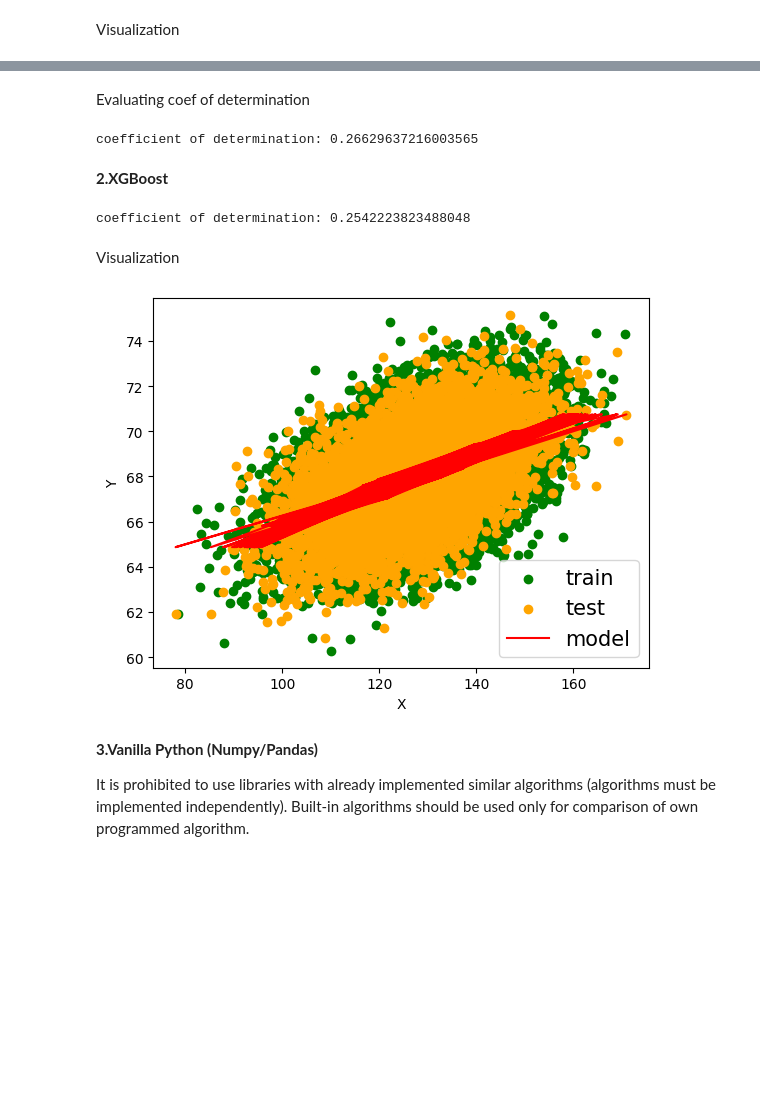
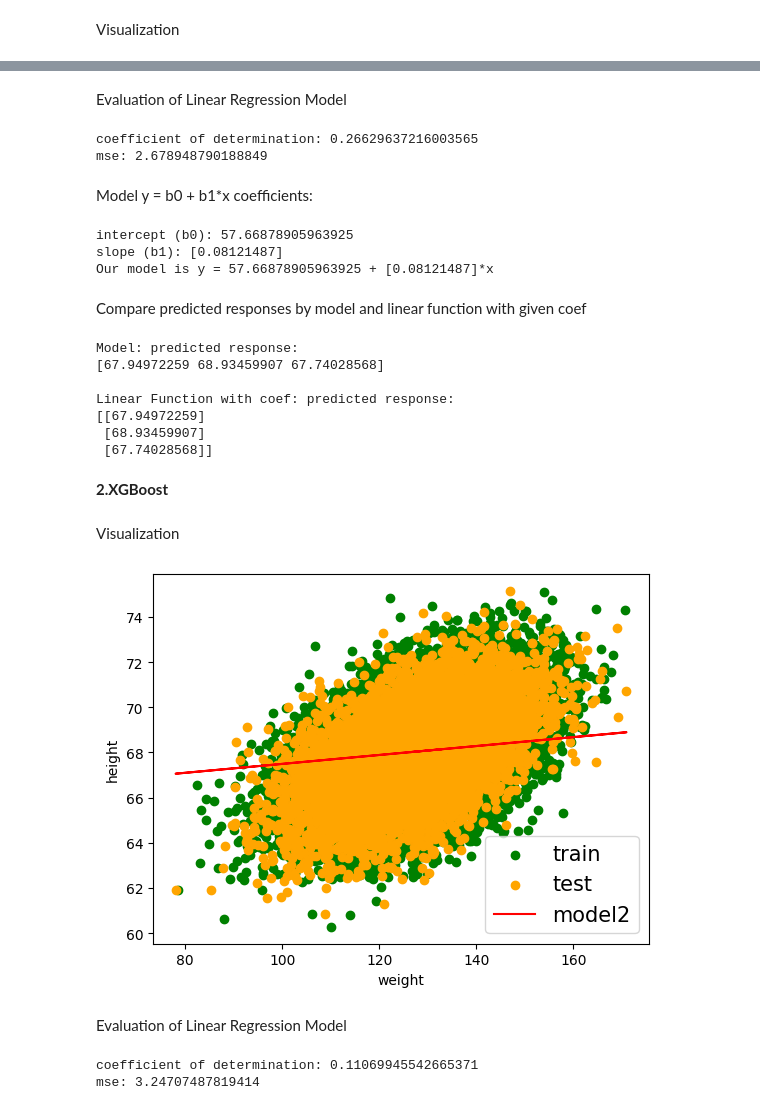
Before and after one commit to neliudochka/WeightsHeights, a Jupyter notebook: 1lab_LiniearRegression.ipynb, the cells around one changed output, grey strips where cells are left out. Cells and saved outputs as stored; diff of their text form; code cells hidden in the pictures; blank space fills up the shorter version.

Commit message:
Added my realization of Linear Regression and the analysis of results

```diff
--- a/1lab_LiniearRegression.ipynb
+++ b/1lab_LiniearRegression.ipynb
@@ -73,9 +73,9 @@ Write code in Python / R, which is implemented using three approaches to choose
 import numpy as np
 from sklearn.linear_model import LinearRegression
 
-model = LinearRegression()
-model.fit(wTrain, hTrain)
-h_model = model.predict(wTest)
+model1 = LinearRegression()
+model1.fit(wTrain, hTrain)
+h_model1 = model1.predict(wTest)
 # %% [markdown]
 Visualization
 # %%
@@ -96,45 +96,66 @@ plt.show()
-# %% [markdown]
-Evaluating coef of determination
+# %% [markdown]
+Evaluation of Linear Regression Model
 # %%
 from sklearn.metrics import mean_squared_error, r2_score
 
-mse = mean_squared_error(hTest, h_model)
-r_sq = r2_score(hTest, h_model)
-print(f"coefficient of determination: {r_sq}")
+mse1 = mean_squared_error(hTest, h_model1)
+r_sq1 = r2_score(hTest, h_model1)
+print(f"coefficient of determination: {r_sq1}")
+print(f"mse: {mse1}")
 # %% [output]
 coefficient of determination: 0.26629637216003565
+mse: 2.678948790188849
+# %% [markdown]
+Model y = b0 + b1*x coefficients:
+# %%
+print(f"intercept (b0): {model1.intercept_}")
+print(f"slope (b1): {model1.coef_}")
+
+print(f"Our model is y = {model1.intercept_} + {model1.coef_}*x")
+# %% [output]
+intercept (b0): 57.66878905963925
+slope (b1): [0.08121487]
+Our model is y = 57.66878905963925 + [0.08121487]*x
+# %% [markdown]
+Compare predicted responses by model and linear function with given coef
+# %%
+y_pred = model1.predict(wTest[:3])
+print(f"Model: predicted response:\n{y_pred}\n")
+
+y_pred = model1.intercept_ + model1.coef_ * wTest[:3]
+print(f"Linear Function with coef: predicted response:\n{y_pred}")
+# %% [output]
+Model: predicted response:
+[67.94972259 68.93459907 67.74028568]
+
+Linear Function with coef: predicted response:
+[[67.94972259]
+ [68.93459907]
+ [67.74028568]]
 # %% [markdown]
 **2.XGBoost**
 # %%
 from xgboost import XGBRegressor
 
-xg_reg = XGBRegressor()
+model2 = XGBRegressor(booster='gblinear')
 
-xg_reg.fit(wTrain, hTrain)
+model2.fit(wTrain, hTrain)
 
-h_model = xg_reg.predict(wTest)
-r_sq = r2_score(hTest, h_model)
-print(f"coefficient of determination: {r_sq}")
+h_model2 = model2.predict(wTest)
-# %% [output]
-coefficient of determination: 0.2542223823488048
 # %% [markdown]
 Visualization
 # %%
 plt.scatter(wTrain, hTrain, color = 'green')
 plt.scatter(wTest, hTest, color = 'orange')
-plt.plot(wTest, h_model, color = 'red');
+plt.plot(wTest, h_model2, color = 'red');
 
-plt.legend(('train', 'test', 'model'),
+plt.legend(('train', 'test', 'model2'),
            scatterpoints=1,
            loc='lower right',
            ncol=1,
            fontsize=15)
-plt.ylabel('Y')
-plt.xlabel('X')
+plt.ylabel('height')
+plt.xlabel('weight')
 plt.show()
 # %% [output]
-[figure, old version]
+[figure, new version]
-# %% [markdown]
-**3.Vanilla Python (Numpy/Pandas)**
-
-It is prohibited to use libraries with already implemented similar algorithms (algorithms must be implemented independently). Built-in algorithms should be used only for comparison of own programmed algorithm.
@@ -142,0 +162,11 @@ It is prohibited to use libraries with already implemented similar algorithms (a
+# %% [markdown]
+Evaluation of Linear Regression Model
+# %%
+mse2 = mean_squared_error(hTest, h_model2)
+r_sq2 = r2_score(hTest, h_model2)
+
+print(f"coefficient of determination: {r_sq2}")
+print(f"mse: {mse2}")
+# %% [output]
+coefficient of determination: 0.11069945542665371
+mse: 3.24707487819414
```
Also changed, not shown: parts of 9 cells of this notebook.
